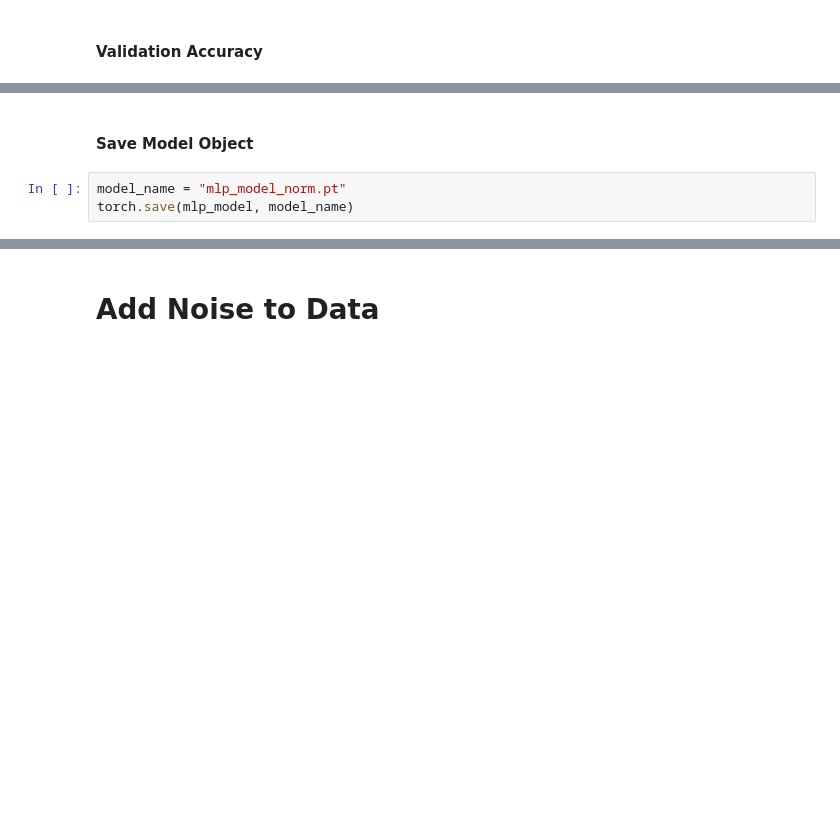
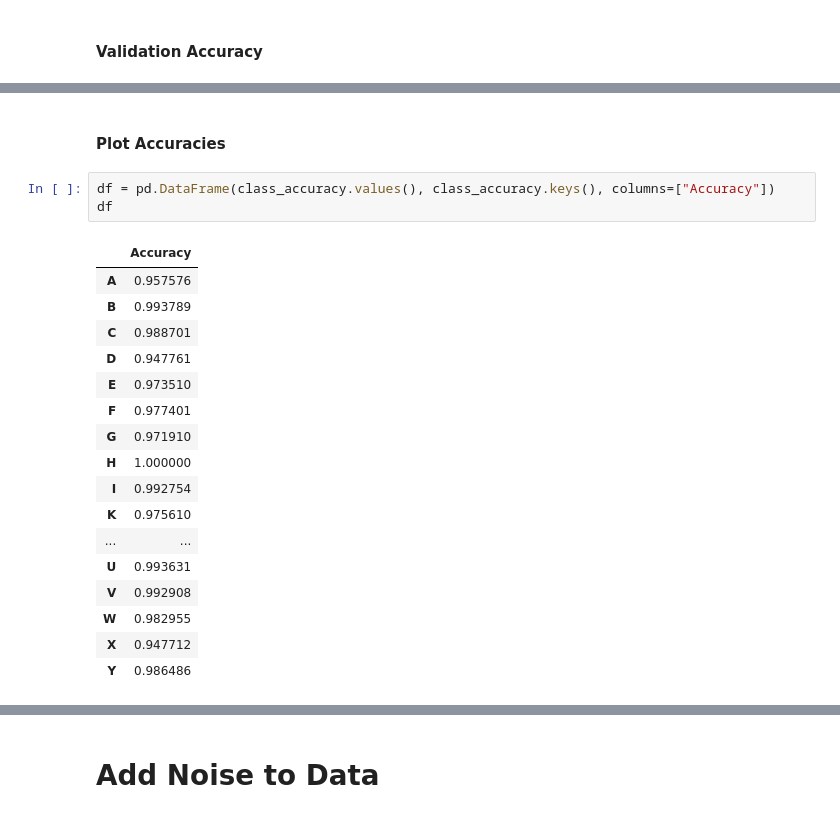
Before and after one commit to alexasheldon/cs4701-ai-proj, a Jupyter notebook: mediapipe-model.ipynb, the cells around one changed output, grey strips where cells are left out. Cells and saved outputs as stored; diff of their text form; blank space fills up the shorter version.

```diff
--- a/mediapipe-model.ipynb
+++ b/mediapipe-model.ipynb
@@ -437,6 +439,24 @@ X Accuracy: 96.73%
 Y Accuracy: 98.65%
-# %% [markdown]
-#### Save Model Object
-# %%
-model_name = "mlp_model_norm.pt"
-torch.save(mlp_model, model_name)
+# %% [markdown]
+#### Plot Accuracies
+# %%
+df = pd.DataFrame(class_accuracy.values(), class_accuracy.keys(), columns=["Accuracy"])
+df
+# %% [output]
+|  | Accuracy |
+| A | 0.957576 |
+| B | 0.993789 |
+| C | 0.988701 |
+| D | 0.947761 |
+| E | 0.973510 |
+| F | 0.977401 |
+| G | 0.971910 |
+| H | 1.000000 |
+| I | 0.992754 |
+| K | 0.975610 |
+| ... | ... |
+| U | 0.993631 |
+| V | 0.992908 |
+| W | 0.982955 |
+| X | 0.947712 |
+| Y | 0.986486 |
```
Also changed, not shown: parts of 17 cells of this notebook, 1 other file.
